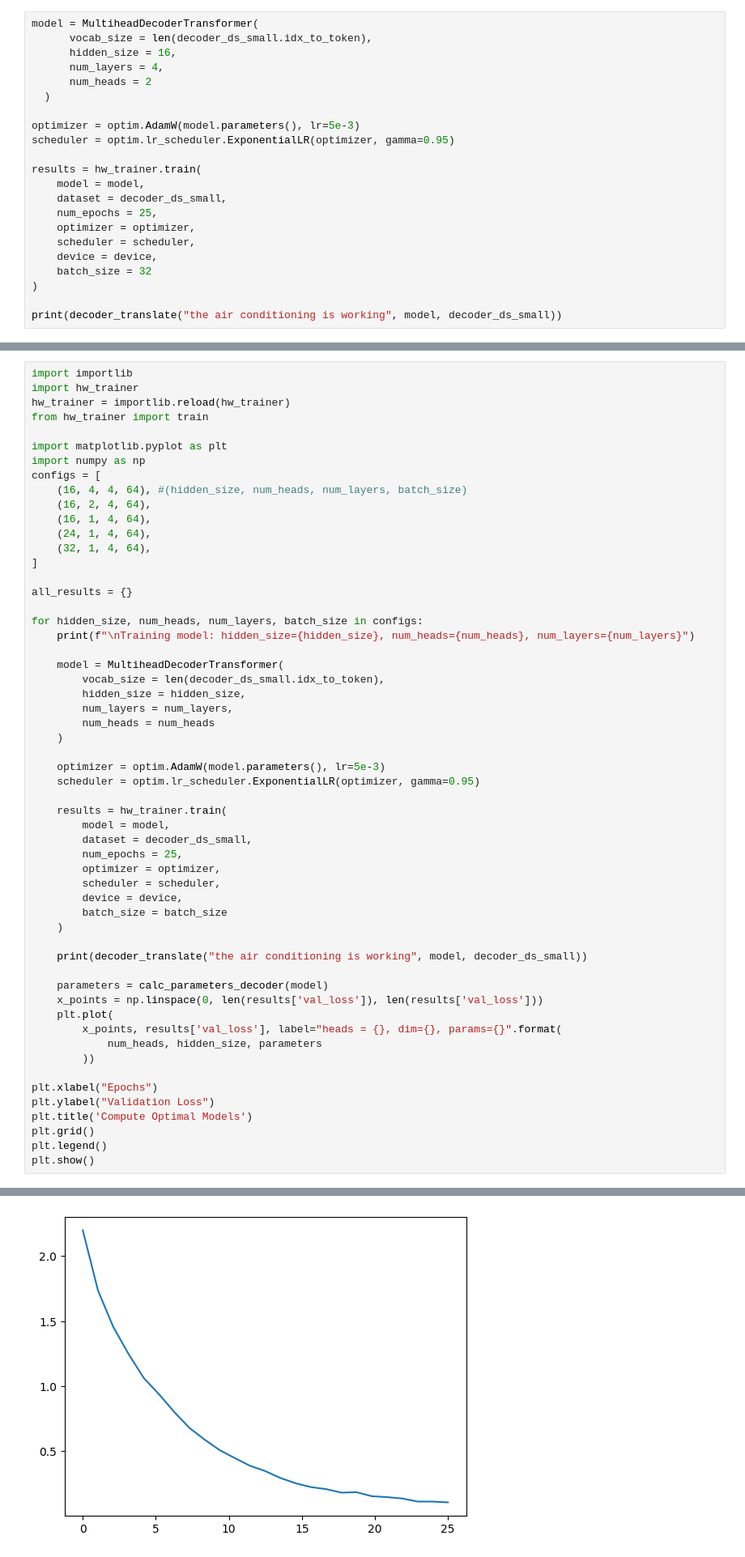
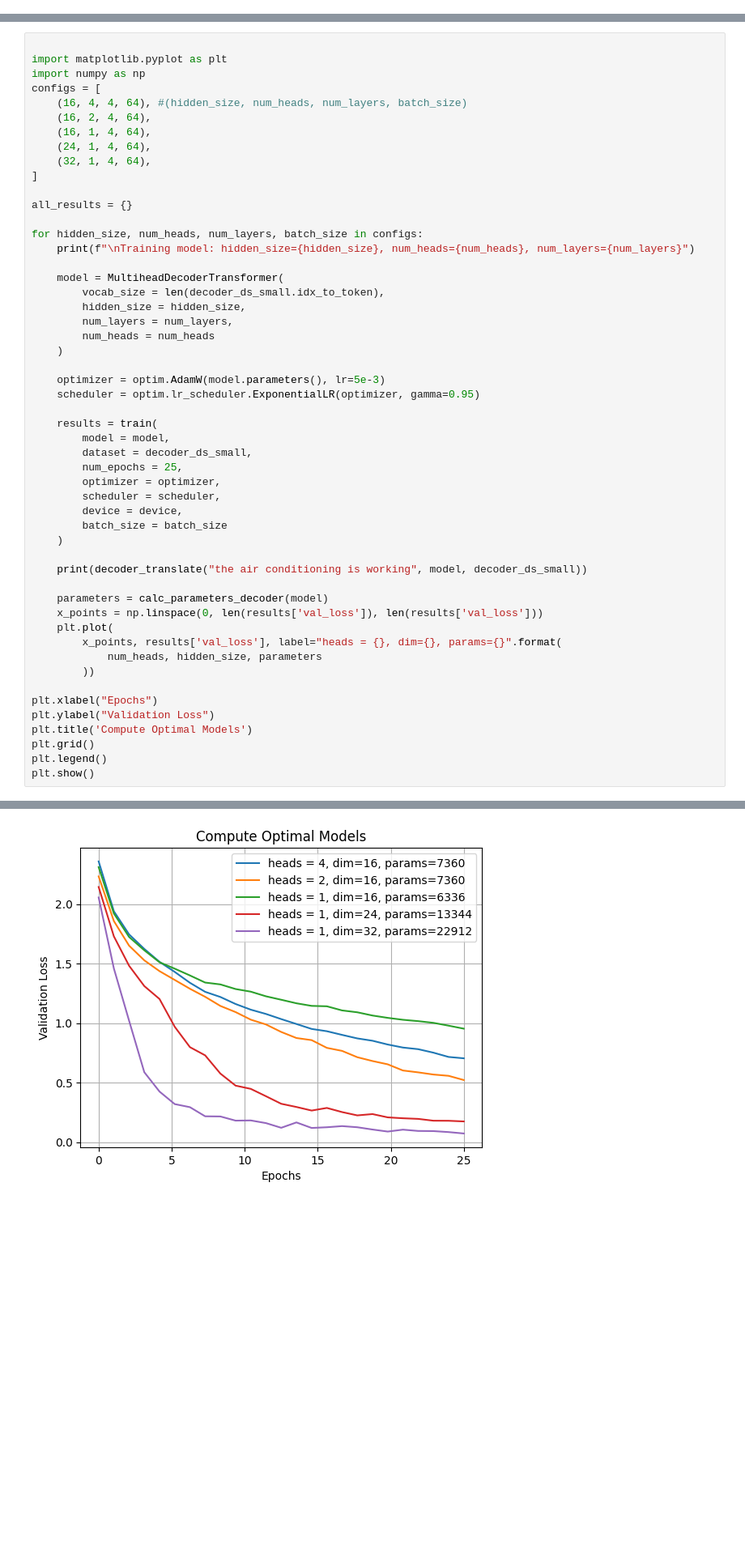
Before and after one commit to kaison0/NNDL_assignments, a Jupyter notebook: HW2/Assignment.ipynb, the cells around one changed output, grey strips where cells are left out. Shown at 81% size. Drawn from its saved outputs; the diff is of its cells as text; blank space fills up the shorter version.

Commit message:
Update: save the result

```diff
--- a/HW2/Assignment.ipynb
+++ b/HW2/Assignment.ipynb
@@ -699,25 +701,3 @@ def calc_parameters_decoder(model):
   assert params == params_correct
 
   return params
-# %%
-model = MultiheadDecoderTransformer(
-      vocab_size = len(decoder_ds_small.idx_to_token),
-      hidden_size = 16,
-      num_layers = 4,
-      num_heads = 2
-  )
-
-optimizer = optim.AdamW(model.parameters(), lr=5e-3)
-scheduler = optim.lr_scheduler.ExponentialLR(optimizer, gamma=0.95)
-
-results = hw_trainer.train(
-    model = model,
-    dataset = decoder_ds_small,
-    num_epochs = 25,
-    optimizer = optimizer,
-    scheduler = scheduler,
-    device = device,
-    batch_size = 32
-)
-
-print(decoder_translate("the air conditioning is working", model, decoder_ds_small))
@@ -742,8 +704,4 @@ ethay airway onditiongcay isqmway orkingway
 # %%
-import importlib
-import hw_trainer
-hw_trainer = importlib.reload(hw_trainer)
-from hw_trainer import train
 
 import matplotlib.pyplot as plt
 import numpy as np
@@ -770,7 +728,7 @@ for hidden_size, num_heads, num_layers, batch_size in configs:
     optimizer = optim.AdamW(model.parameters(), lr=5e-3)
     scheduler = optim.lr_scheduler.ExponentialLR(optimizer, gamma=0.95)
 
-    results = hw_trainer.train(
+    results = train(
         model = model,
         dataset = decoder_ds_small,
         num_epochs = 25,
@@ -817,3 +774,3 @@ KeyboardInterrupt:
-[figure, old version]
+[figure, new version]
 # %%
 plt.clf()
```
Also changed, not shown: parts of 17 cells of this notebook.
